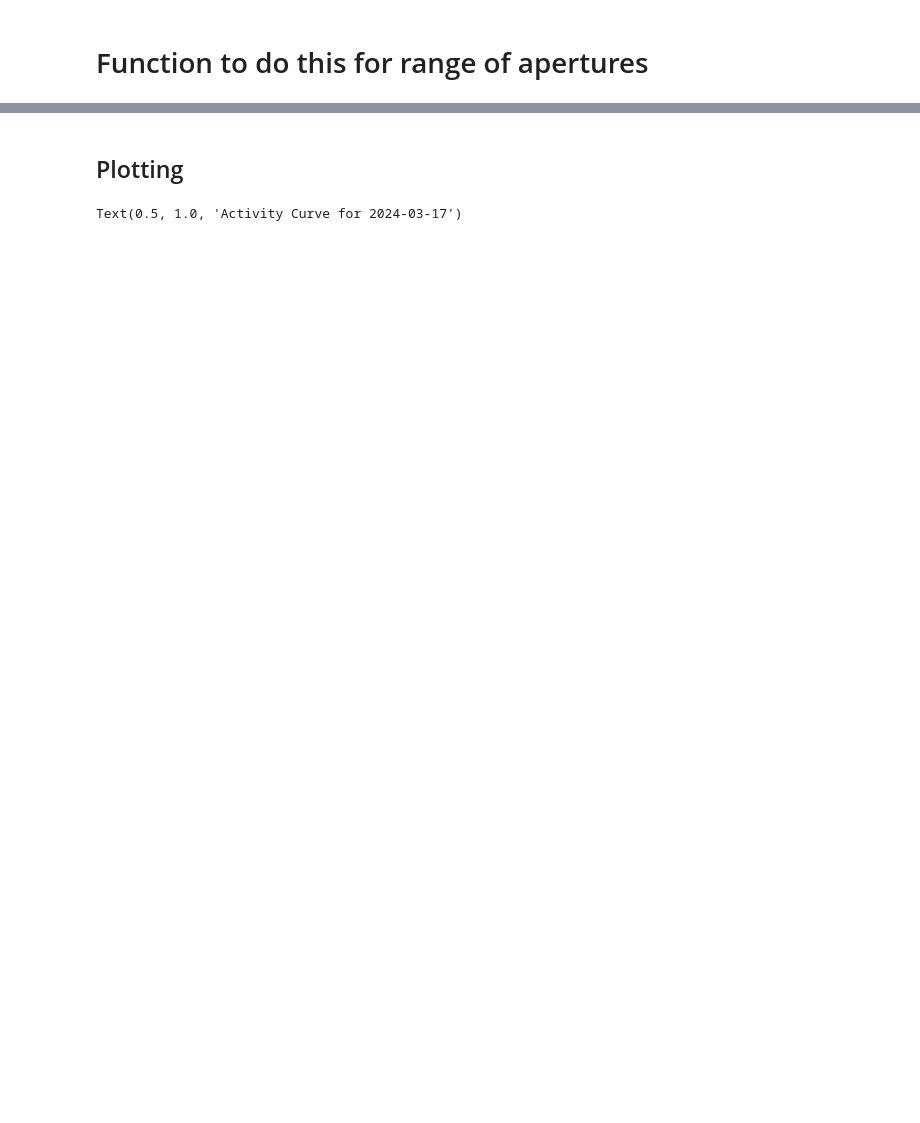
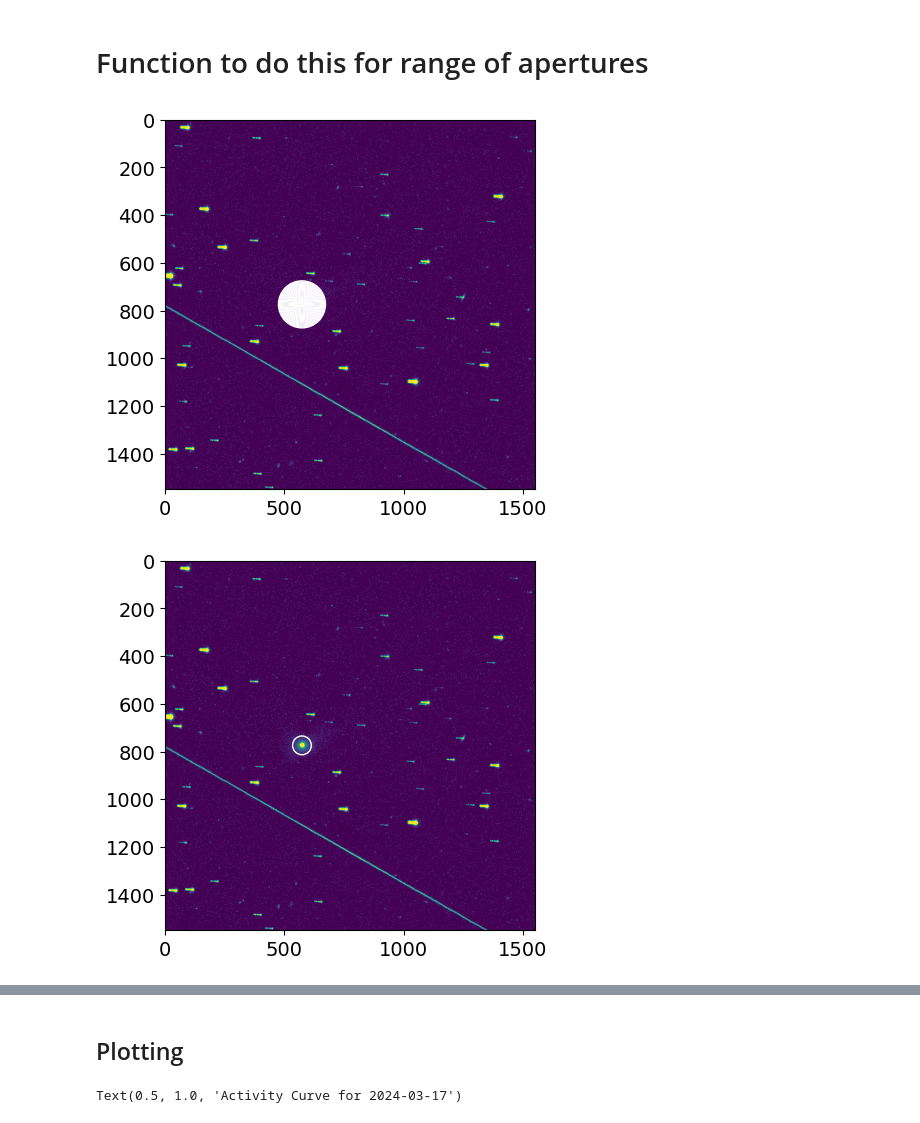
Before and after one commit to daraghhollman/Comet62P-Tsuchinshan, a Jupyter notebook: NewScripts/aperturePhotometry.ipynb, the cells around one changed output, grey strips where cells are left out. Drawn from its saved outputs; the diff is of its cells as text; code cells hidden in the pictures; blank space fills up the shorter version.

```diff
--- a/NewScripts/aperturePhotometry.ipynb
+++ b/NewScripts/aperturePhotometry.ipynb
@@ -26,8 +26,8 @@ mpl.rcParams.update({'font.size': 14})
 # %% [markdown]
 # Finding ZeroPoint
 # %%
-Day = "Day17"
-day = "day17"
+Day = "Day14"
+day = "day14"
 
 vReducedDataPaths = natsorted(glob(f"../../Python/DataProducts/ReducedImages/{Day}/V/*"))[:-2]
 rReducedDataPaths = natsorted(glob(f"../../Python/DataProducts/ReducedImages/{Day}/R/*"))[:-2]
@@ -236,5 +237,8 @@ match Day:
     case "Day14": phase = 8.64
     case "Day17": phase = 7.5
 # %%
-apRange, activityV = FindActivityCurve(vImageStacked, cometV, apertureRange, zeroPoint=vZeroPoint, phase=phase, showPlot=False)
+apRange, activityV = FindActivityCurve(vImageStacked, cometV, apertureRange, zeroPoint=vZeroPoint, phase=phase, exposureTime=len(vReducedDataPaths)*120, showPlot=True)
+# %% [output]
+[figure, added]
+[figure, added]
 # %%
```
Also changed, not shown: parts of 14 cells of this notebook, 1 other file.
